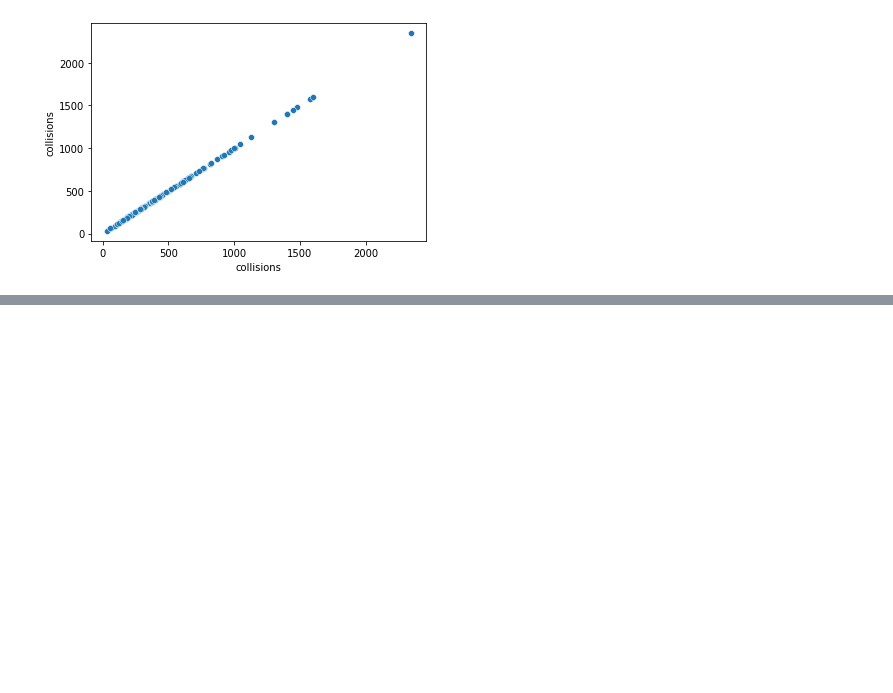
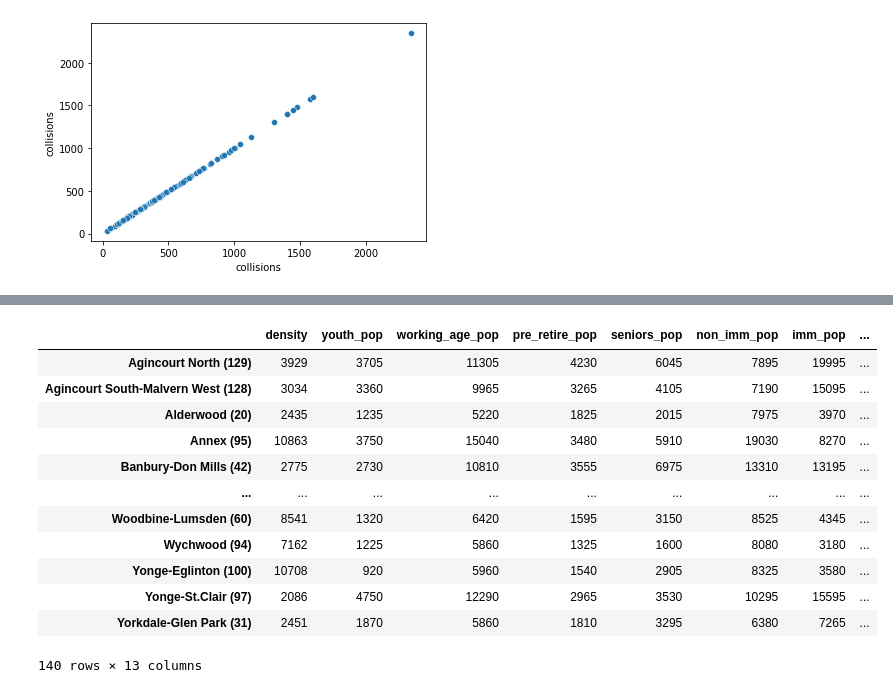
Before and after one commit to Andrew-Agapov/Kaggle_projects, a Jupyter notebook: toronto-traffic-collisions-analysis.ipynb, the cells around one changed output, grey strips where cells are left out. Saved outputs shown, nothing was run; the diff lists cells and outputs as text; code cells hidden in the pictures; blank space fills up the shorter version.

```diff
--- a/toronto-traffic-collisions-analysis.ipynb
+++ b/toronto-traffic-collisions-analysis.ipynb
@@ -504,0 +535,16 @@ for name in full_features.columns:
+# %%
+full_features.iloc[:,0:-1]
+# %% [output]
+|  | density | youth_pop | working_age_pop | pre_retire_pop | seniors_pop | non_imm_pop | imm_pop | ... |
+| Agincourt North (129) | 3929 | 3705 | 11305 | 4230 | 6045 | 7895 | 19995 | ... |
+| Agincourt South-Malvern West (128) | 3034 | 3360 | 9965 | 3265 | 4105 | 7190 | 15095 | ... |
+| Alderwood (20) | 2435 | 1235 | 5220 | 1825 | 2015 | 7975 | 3970 | ... |
+| Annex (95) | 10863 | 3750 | 15040 | 3480 | 5910 | 19030 | 8270 | ... |
+| Banbury-Don Mills (42) | 2775 | 2730 | 10810 | 3555 | 6975 | 13310 | 13195 | ... |
+| ... | ... | ... | ... | ... | ... | ... | ... | ... |
+| Woodbine-Lumsden (60) | 8541 | 1320 | 6420 | 1595 | 3150 | 8525 | 4345 | ... |
+| Wychwood (94) | 7162 | 1225 | 5860 | 1325 | 1600 | 8080 | 3180 | ... |
+| Yonge-Eglinton (100) | 10708 | 920 | 5960 | 1540 | 2905 | 8325 | 3580 | ... |
+| Yonge-St.Clair (97) | 2086 | 4750 | 12290 | 2965 | 3530 | 10295 | 15595 | ... |
+| Yorkdale-Glen Park (31) | 2451 | 1870 | 5860 | 1810 | 3295 | 6380 | 7265 | ... |
+140 rows × 13 columns
```
Also changed, not shown: parts of 3 cells of this notebook.
